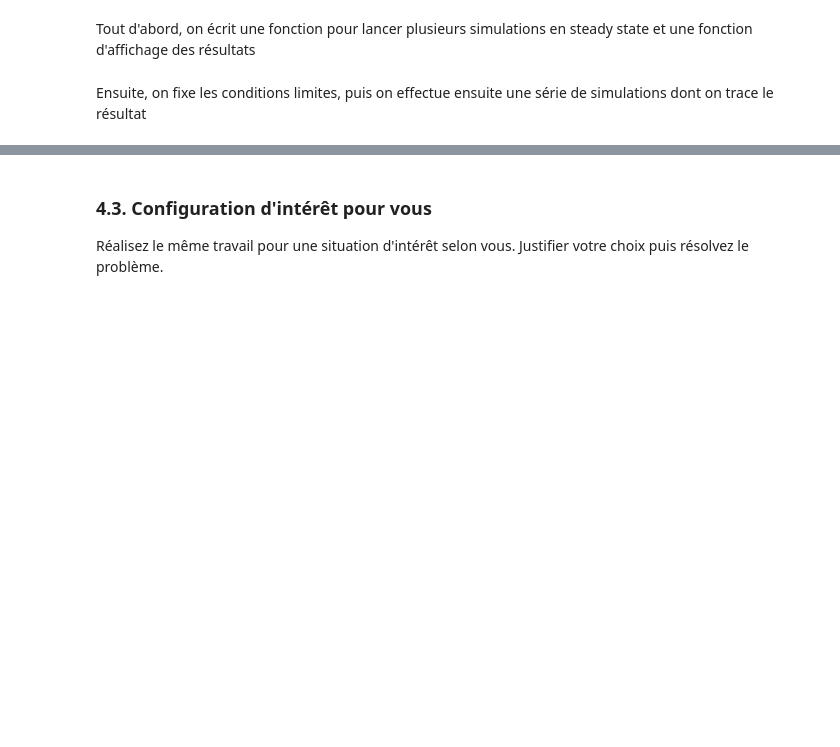
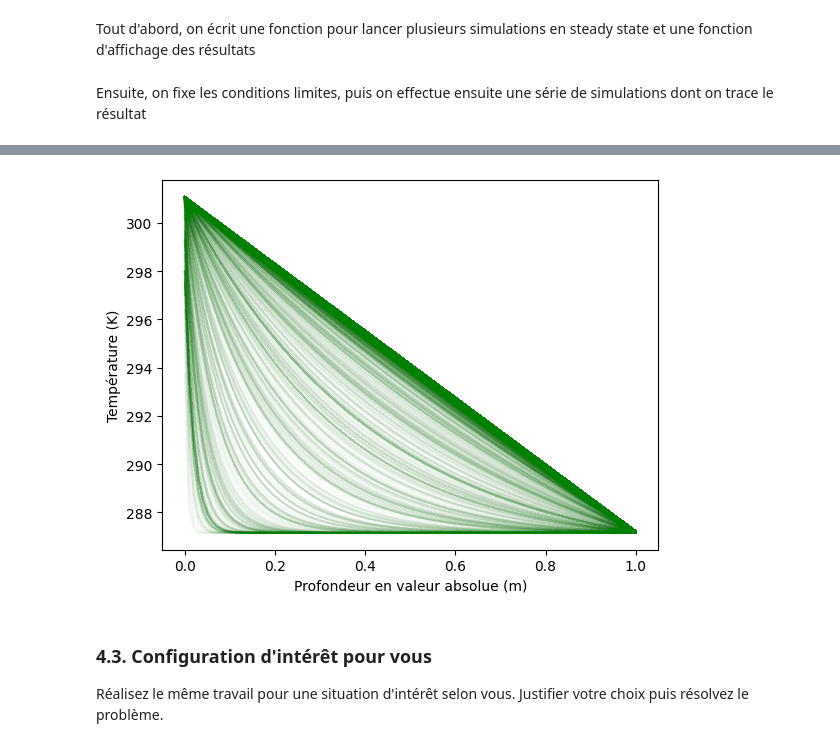
Before and after one commit to BarraudRm/pyHeat, a Jupyter notebook: TP3_MCMC_enonce.ipynb, the cells around one changed output, grey strips where cells are left out. Drawn from its saved outputs; the diff is of its cells as text; code cells hidden in the pictures; blank space fills up the shorter version.

```diff
--- a/TP3_MCMC_enonce.ipynb
+++ b/TP3_MCMC_enonce.ipynb
@@ -395,6 +426,16 @@ La température de l'eau de rivière est de 28$^{\circ} C$, alors que celle des
 Résolvez le transport de chaleur dans cette configuration en balayant des valeurs de paramètres appropriées. A cet effet, on considère que la première partie du TP a permis de caractériser les distributions statistiques des trois paramètres que sont la perméabilité, la conductivité thermique, et la porosité, et de manière optionnelle l'erreur de mesure.
 
 Discutez les résultats.
+# %%
+rivBed = Column(dico)
+rivBed.setHomogeneousPorMed(JSONPATH + "paramColumn.json")
+rivBed.setBcHyd(JSONPATH + "configBcHydro_4.2.json")
+rivBed.setBcT(JSONPATH + "configBcTemp_4.2.json")
+
+results = run_multiple_steady_state_simulations(params, rivBed)
+affichage_results(results)
+# %% [output]
+[figure, added]
 # %% [markdown]
 
 ### 4.3. Configuration d'intérêt pour vous
```
Also changed, not shown: parts of 10 cells of this notebook.
